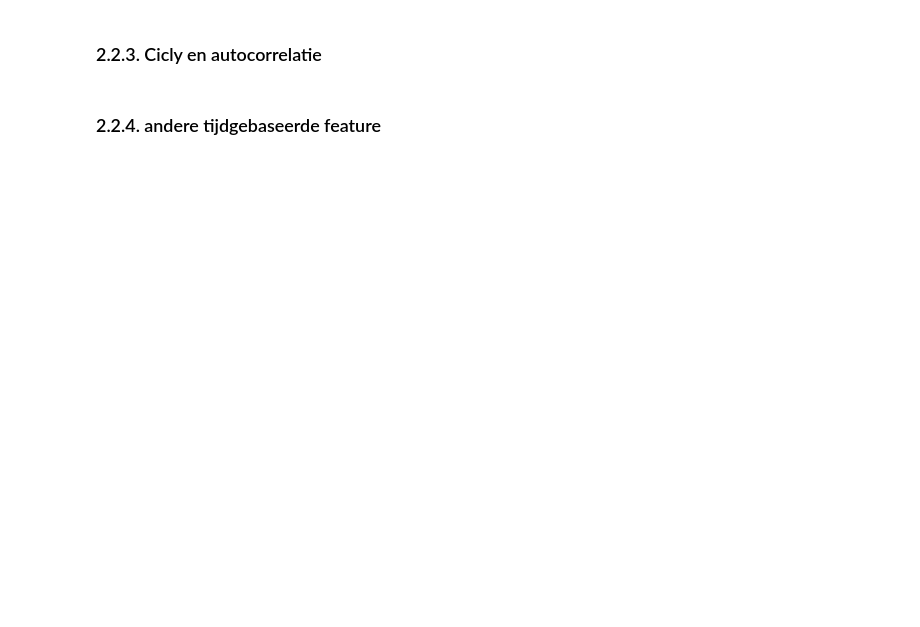
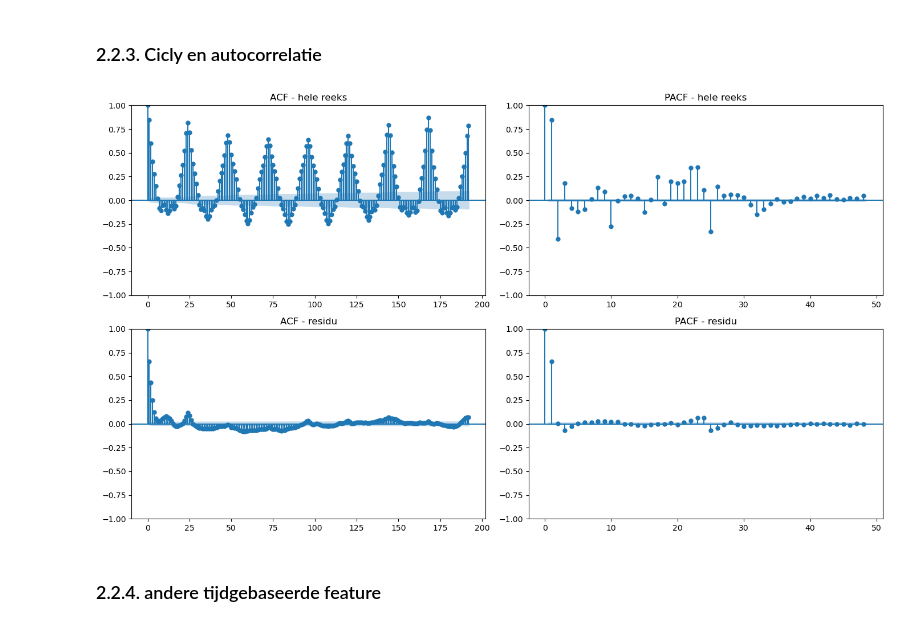
Before and after one commit to Roan-hhs/machine_learning_semester3, a Jupyter notebook: portfolio_2/portfolio2.ipynb, the cells around one changed output. Drawn from its saved outputs; the diff is of its cells as text; code cells hidden in the pictures; blank space fills up the shorter version.

```diff
--- a/portfolio_2/portfolio2.ipynb
+++ b/portfolio_2/portfolio2.ipynb
@@ -352,5 +356,19 @@ plt.show()
 # %% [markdown]
 ### 2.2.3. Cicly en autocorrelatie
+# %%
+fig, axes = plt.subplots(2, 2, figsize=(14, 8))
+
+plot_acf(cnt, lags=24 * 8, ax=axes[0, 0], title='ACF - hele reeks')
+plot_pacf(cnt, lags=48, ax=axes[0, 1], method='ywm', title='PACF - hele reeks')
+
+residu = week.resid.dropna()
+plot_acf(residu, lags=24 * 8, ax=axes[1, 0], title='ACF - residu')
+plot_pacf(residu, lags=48, ax=axes[1, 1], method='ywm', title='PACF - residu')
+
+plt.tight_layout()
+plt.show()
+# %% [output]
+[figure, added]
 # %% [markdown]
 ### 2.2.4. andere tijdgebaseerde feature
 # %%
```
Also changed, not shown: parts of 4 cells of this notebook.
